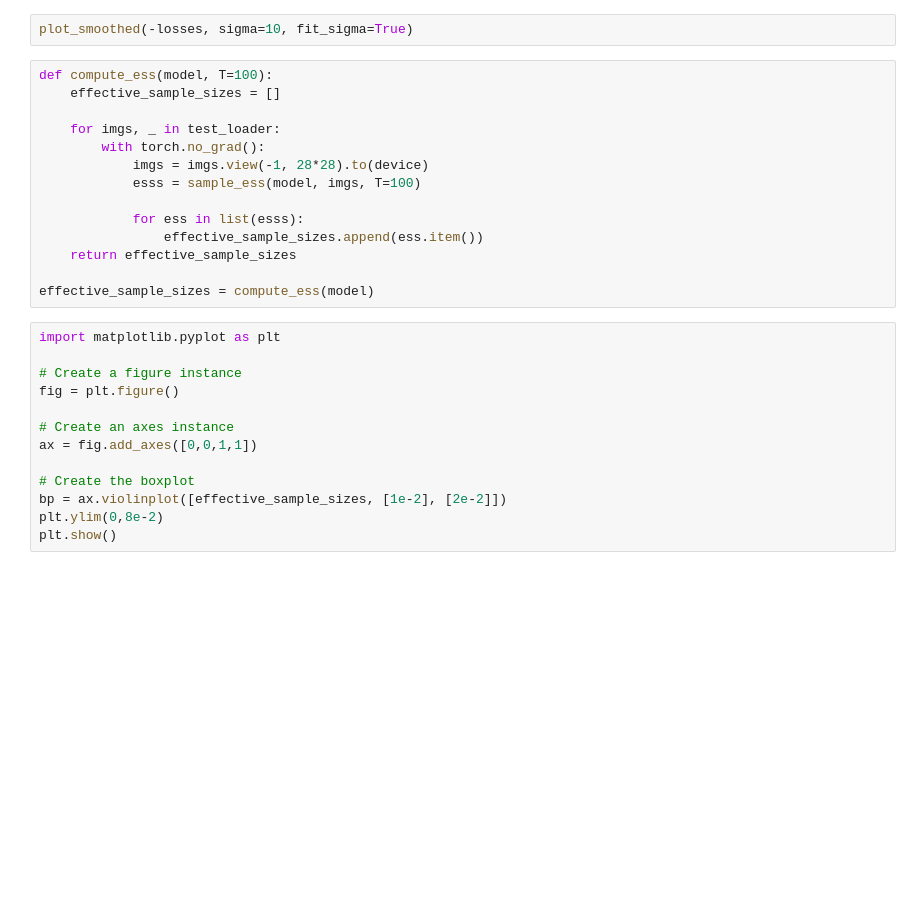
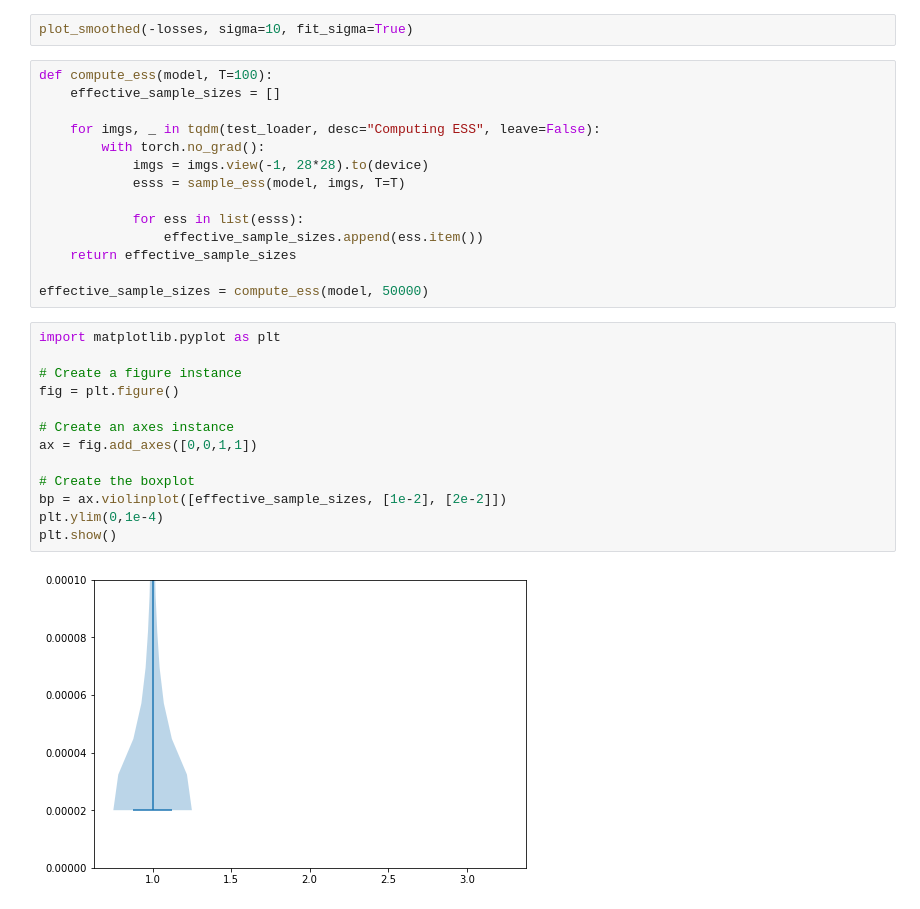
Before and after one commit to ox-advanced-topics-ml-2022-23-group-13/elbo-comparison, a Jupyter notebook: comparison/notebooks/mnist.ipynb, the cells around one changed output. Saved outputs shown, nothing was run; the diff lists cells and outputs as text; blank space fills up the shorter version.

```diff
--- a/comparison/notebooks/mnist.ipynb
+++ b/comparison/notebooks/mnist.ipynb
@@ -189,29 +203,31 @@ plot_smoothed(-losses, sigma=10, fit_sigma=True)
 def compute_ess(model, T=100):
     effective_sample_sizes = []
 
-    for imgs, _ in test_loader:
+    for imgs, _ in tqdm(test_loader, desc="Computing ESS", leave=False):
         with torch.no_grad():
             imgs = imgs.view(-1, 28*28).to(device)
-            esss = sample_ess(model, imgs, T=100)
+            esss = sample_ess(model, imgs, T=T)
 
             for ess in list(esss):
                 effective_sample_sizes.append(ess.item())
     return effective_sample_sizes
 
-effective_sample_sizes = compute_ess(model)
+effective_sample_sizes = compute_ess(model, 50000)
 # %%
 import matplotlib.pyplot as plt
 
 # Create a figure instance
 fig = plt.figure()
 
 # Create an axes instance
 ax = fig.add_axes([0,0,1,1])
 
 # Create the boxplot
 bp = ax.violinplot([effective_sample_sizes, [1e-2], [2e-2]])
-plt.ylim(0,8e-2)
+plt.ylim(0,1e-4)
 plt.show()
+# %% [output]
+[figure, added]
 # %%
 #test_results = train_and_evaluate(model, [optim], train_loader, test_loader, eval_discard(IWAE_loss, M=1, K=64), 6, 10, model_dir+"test")
 
```
Also changed, not shown: parts of 8 cells of this notebook, 2 other files.
